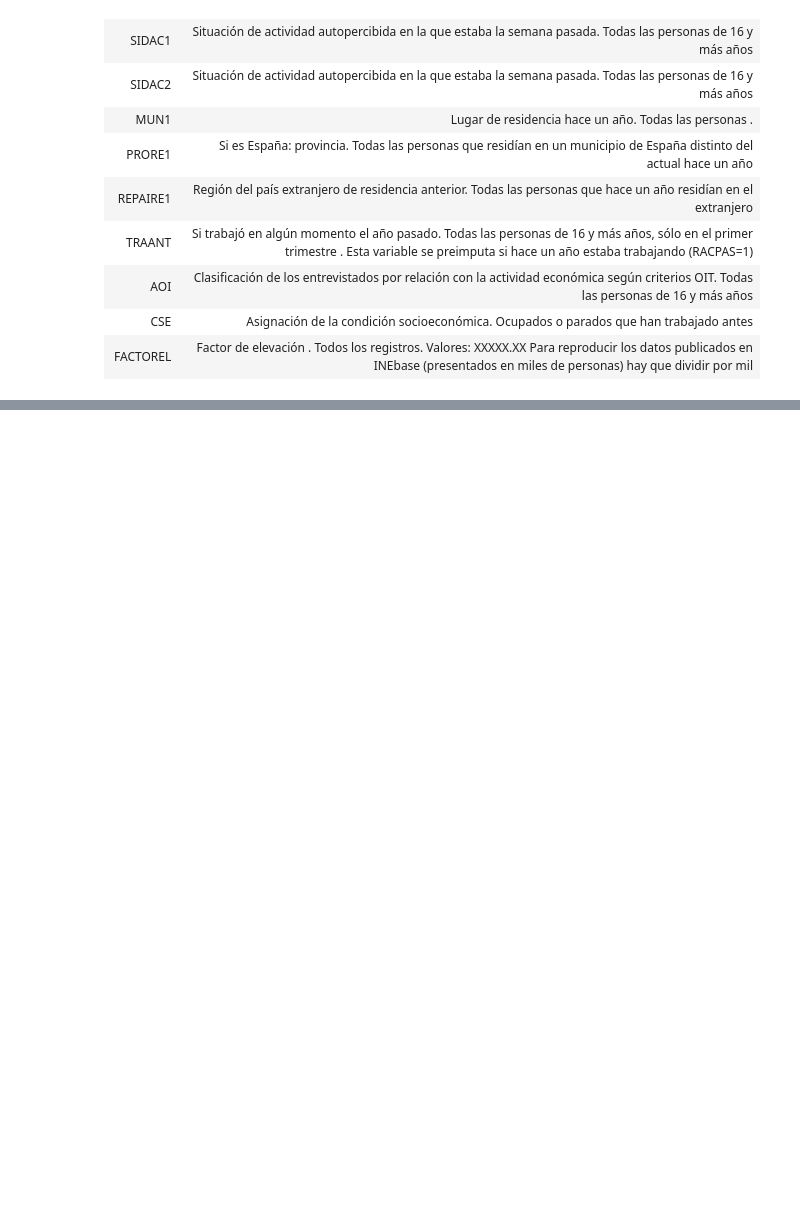
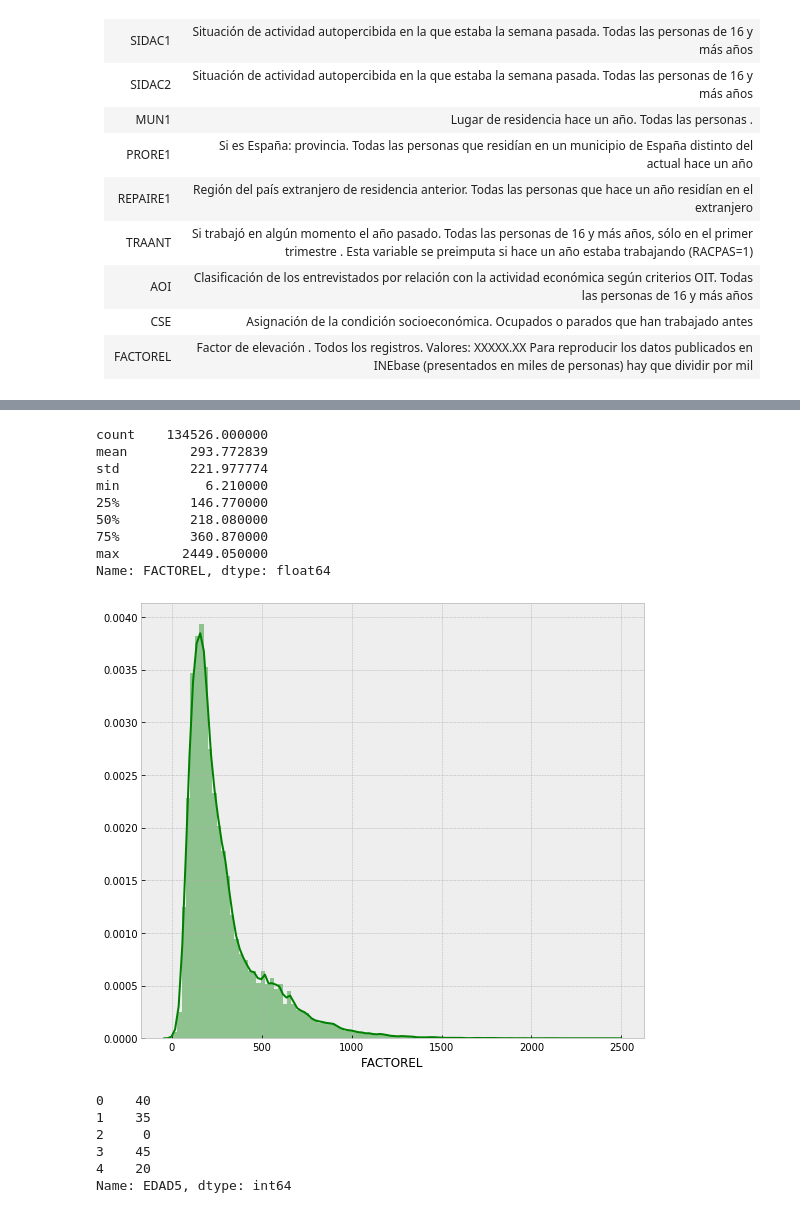
Before and after one commit to Jorge-Saura/UOC-Tipologia-Practica2, a Jupyter notebook: practica.ipynb, the cells around one changed output, grey strips where cells are left out. Drawn from its saved outputs; the diff is of its cells as text; code cells hidden in the pictures; blank space fills up the shorter version.

Commit message:
Añadido primer estudio de la variable objetivo

```diff
--- a/practica.ipynb
+++ b/practica.ipynb
@@ -143,0 +128,6 @@ memory usage: 112.3+ MB
+# %%
+#vamos a eliminar los registros de personas menores de 16 años ya que no interesan en nuestro estudio:
+#  EDAD5 --> 00,05,10
+
+dfSueldos = dfSueldos.drop(dfSueldos[(dfSueldos.EDAD5 == 0) | (dfSueldos.EDAD5 == 5) | (dfSueldos.EDAD5 == 10)].index)
+dfSueldos.shape
@@ -143,0 +175,26 @@ memory usage: 112.3+ MB
+# %%
+#realizamos un estudio de nuestra variable objetivo
+
+print(dfSueldos['FACTOREL'].describe())
+plt.figure(figsize=(9, 8))
+sns.distplot(dfSueldos['FACTOREL'], color='g', bins=100, hist_kws={'alpha': 0.4});
+# %% [output]
+count    134526.000000
+mean        293.772839
+std         221.977774
+min           6.210000
+25%         146.770000
+50%         218.080000
+75%         360.870000
+max        2449.050000
+Name: FACTOREL, dtype: float64
+[figure, added]
+# %%
+dfSueldos.EDAD5.head()
+# %% [output]
+0    40
+1    35
+2     0
+3    45
+4    20
+Name: EDAD5, dtype: int64
```
Also changed, not shown: parts of 8 cells of this notebook.
